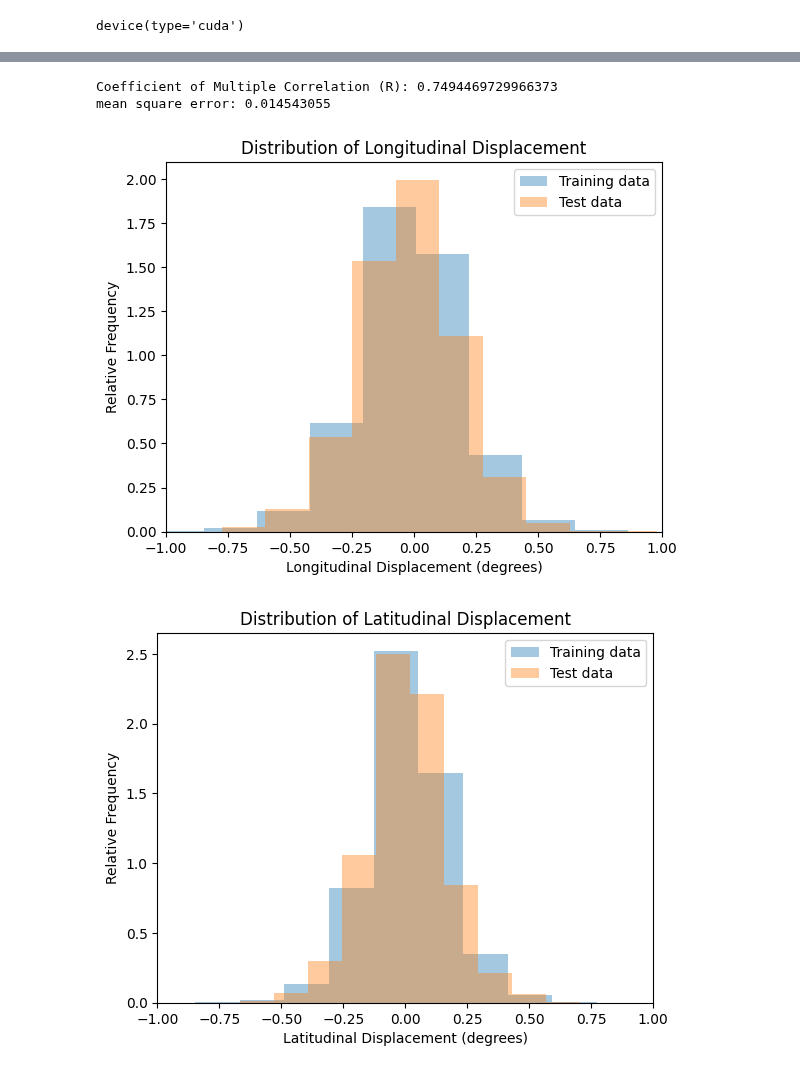
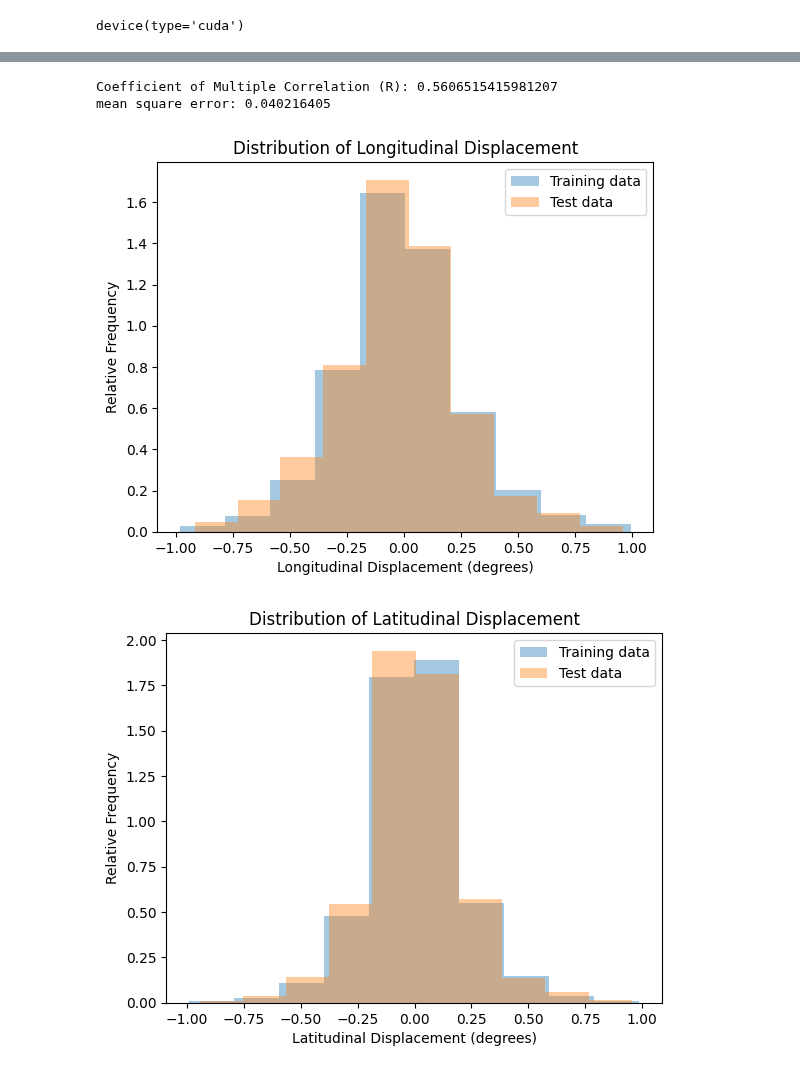
Before and after one commit to kalkulator413/argo_nn, a Jupyter notebook: train.ipynb, the cells around one changed output, grey strips where cells are left out. Saved outputs shown, nothing was run; the diff lists cells and outputs as text; code cells hidden in the pictures.

Commit message:
reorganize + expand spacific

```diff
--- a/train.ipynb
+++ b/train.ipynb
@@ -12,7 +12,7 @@ device
 device(type='cuda')
 # %%
 # complete = pd.read_csv('EOF_Bath_SPacific.csv')
-complete = pd.read_csv('/kaggle/input/argo-nn-spacific/SPacific.csv')
+complete = pd.read_csv('/kaggle/input/spacific2/Full_SPacific2.csv')
 complete
 # %% [output]
 |  | Unnamed: 0 | folderidx | float | profileidx | year | month | day | lat | lon | nlat | ... |
@@ -51,6 +51,8 @@ complete.head(50)
 50 rows × 60 columns
 # %%
 data = complete
+data = data.assign(total_disp=np.sqrt(dx**2 + dy**2))
+data = data[data.get('total_disp') < 1]
 # find correlation between prev_dx and dx
 prev_dx = data.get('prev_dx')
 dx = data.get('dx')
@@ -114,29 +116,29 @@ def corr_coef(x, y):
 print("Coefficient of Multiple Correlation (R):", R)
 print('mean square error:', np.mean((Y_pred_linear - Y_test.detach().numpy())**2))
 # %% [output]
-Coefficient of Multiple Correlation (R): 0.7494469729966373
-mean square error: 0.014543055
+Coefficient of Multiple Correlation (R): 0.5606515415981207
+mean square error: 0.040216405
 # %%
 plt.hist(Y_train[:, 1], density=True, alpha=0.4)
 plt.hist(Y_test[:, 1], density=True, alpha=0.4)
 plt.title('Distribution of Longitudinal Displacement')
 plt.xlabel('Longitudinal Displacement (degrees)')
 plt.ylabel('Relative Frequency');
 plt.legend(['Training data', 'Test data'])
-plt.xlim([-1, 1])
+# plt.xlim([-1, 1])
 plt.show()
 
 plt.hist(Y_train[:, 0], density = True, alpha=0.4)
 plt.hist(Y_test[:, 0], density = True, alpha=0.4)
 plt.title('Distribution of Latitudinal Displacement')
 plt.xlabel('Latitudinal Displacement (degrees)')
 plt.ylabel('Relative Frequency');
 plt.legend(['Training data', 'Test data'])
-plt.xlim([-1, 1])
+# plt.xlim([-1, 1])
 plt.show()
 # %% [output]
-[figure, old version]
+[figure, new version]
-[figure, old version]
+[figure, new version]
 # %%
 # play with regularization like dropout and batchnorm
 # regularization -> lower patience
```
Also changed, not shown: parts of 11 cells of this notebook, 6 other files.
